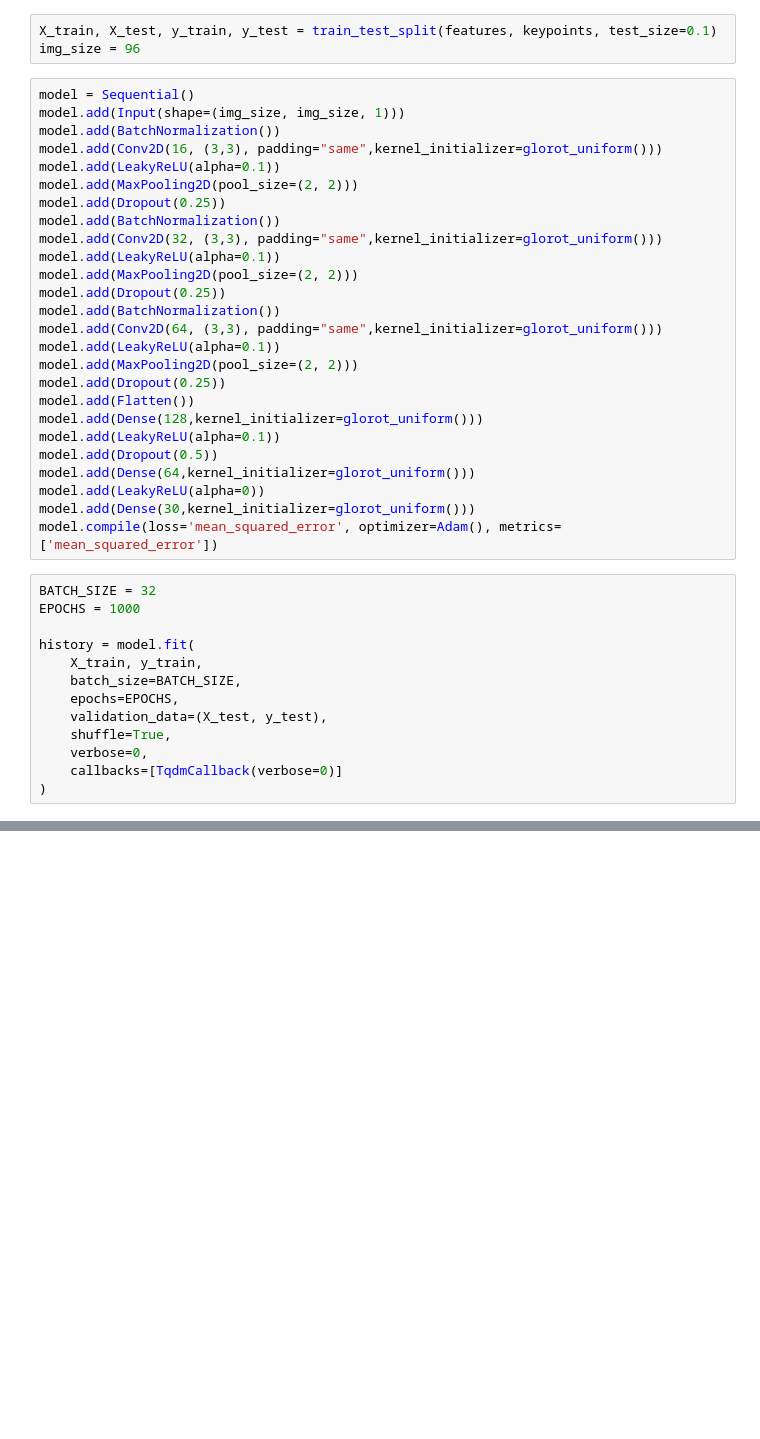
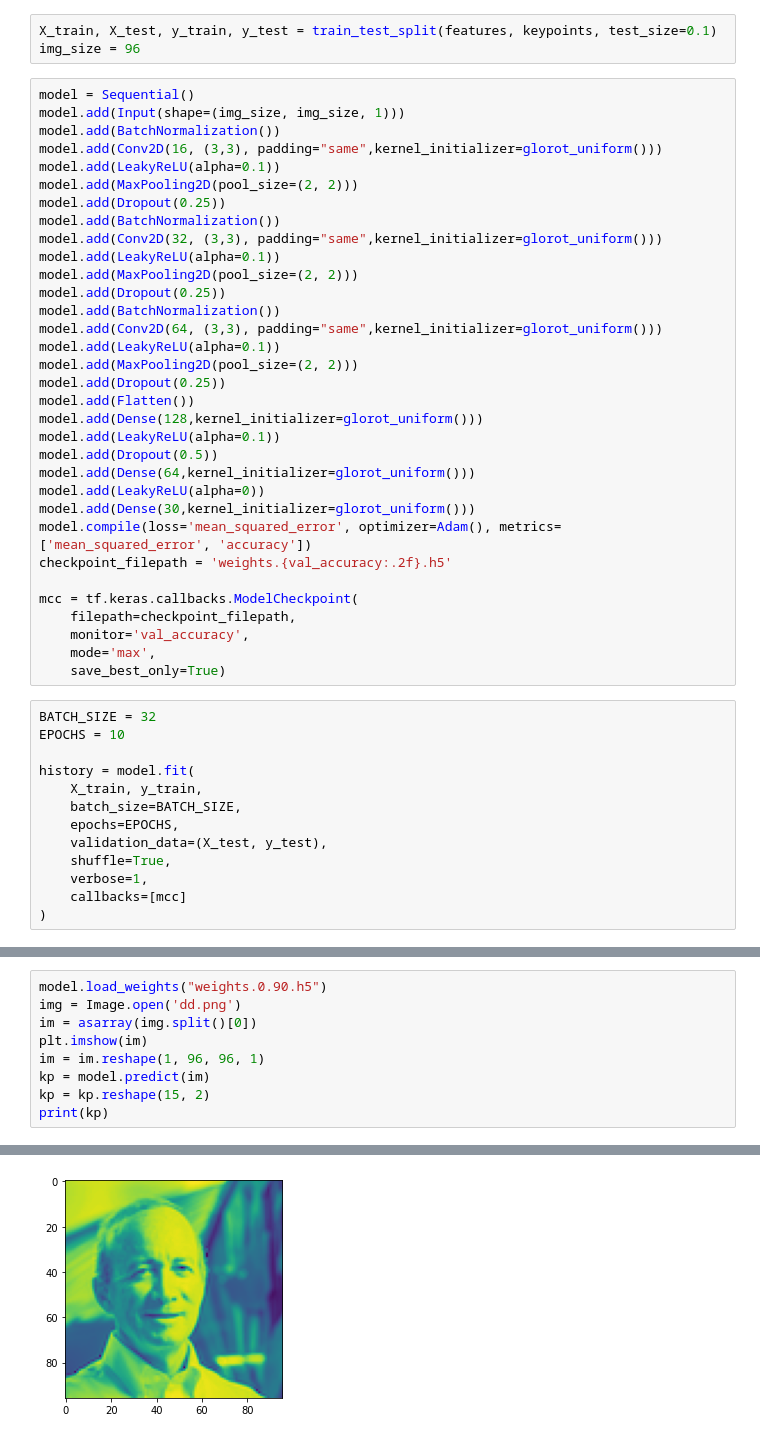
Before and after one commit to CS390-Team/CS390-Covid-Mask-Filter, a Jupyter notebook: cnn-facial-keypoints.ipynb, the cells around one changed output, grey strips where cells are left out. Cells and saved outputs as stored; diff of their text form; blank space fills up the shorter version.

```diff
--- a/cnn-facial-keypoints.ipynb
+++ b/cnn-facial-keypoints.ipynb
@@ -66,10 +83,17 @@ model.add(Dropout(0.5))
 model.add(Dense(64,kernel_initializer=glorot_uniform()))
 model.add(LeakyReLU(alpha=0))
 model.add(Dense(30,kernel_initializer=glorot_uniform()))
-model.compile(loss='mean_squared_error', optimizer=Adam(), metrics=['mean_squared_error'])
+model.compile(loss='mean_squared_error', optimizer=Adam(), metrics=['mean_squared_error', 'accuracy'])
+checkpoint_filepath = 'weights.{val_accuracy:.2f}.h5'
+
+mcc = tf.keras.callbacks.ModelCheckpoint(
+    filepath=checkpoint_filepath,
+    monitor='val_accuracy',
+    mode='max',
+    save_best_only=True)
 # %%
 BATCH_SIZE = 32
-EPOCHS = 1000
+EPOCHS = 10
 
 history = model.fit(
     X_train, y_train,
@@ -77,6 +101,6 @@ history = model.fit(
     epochs=EPOCHS,
     validation_data=(X_test, y_test),
     shuffle=True,
-    verbose=0,
-    callbacks=[TqdmCallback(verbose=0)]
+    verbose=1,
+    callbacks=[mcc]
 )
@@ -82,0 +110,10 @@ history = model.fit(
+# %%
+model.load_weights("weights.0.90.h5")
+img = Image.open('dd.png')
+im = asarray(img.split()[0])
+plt.imshow(im)
+im = im.reshape(1, 96, 96, 1)
+kp = model.predict(im)
+kp = kp.reshape(15, 2)
+print(kp)
+# %% [output]
@@ -82,0 +137 @@ history = model.fit(
+[figure, added]
```
Also changed, not shown: parts of 6 cells of this notebook, 3 other files.
